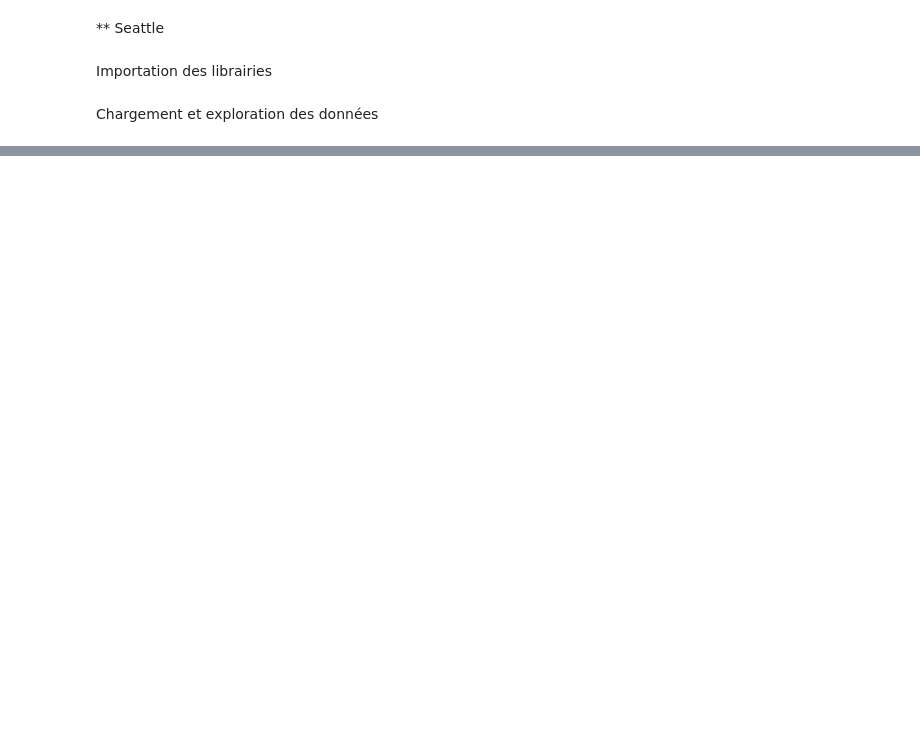
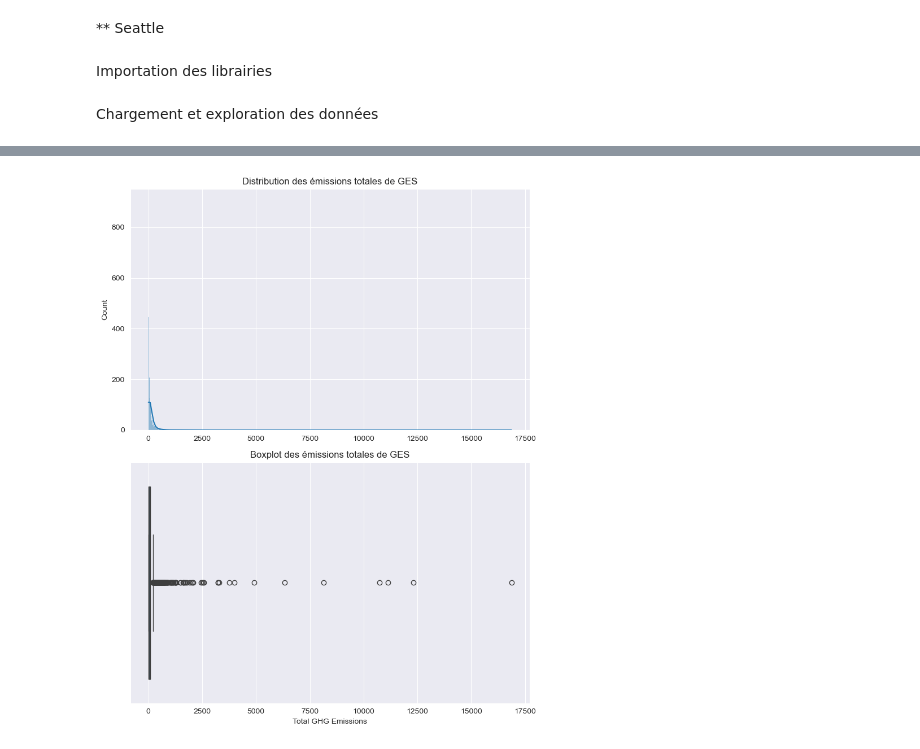
Before and after one commit to Tortique/P4_Seattle, a Jupyter notebook: explo.ipynb, the cells around one changed output, grey strips where cells are left out. Saved outputs shown, nothing was run; the diff lists cells and outputs as text; code cells hidden in the pictures; blank space fills up the shorter version.

```diff
--- a/explo.ipynb
+++ b/explo.ipynb
@@ -48,0 +64,18 @@ data
+# %%
+targets = ['SiteEnergyUse(kBtu)','TotalGHGEmissions']
+
+fig, ax = plt.subplots(2, 1, figsize=(8, 10))
+
+sns.histplot(data['TotalGHGEmissions'], kde=True, ax=ax[0])
+ax[0].set_title('Distribution des émissions totales de GES')
+ax[0].set_xlabel('')
+
+sns.boxplot(x=data['TotalGHGEmissions'], ax=ax[1])
+ax[1].set_title('Boxplot des émissions totales de GES')
+ax[1].set_xlabel('Total GHG Emissions')
+
+plt.tight_layout()
+
+plt.show()
+# %% [output]
+[figure, added]
```
Also changed, not shown: parts of 20 cells of this notebook, 1 other file.
